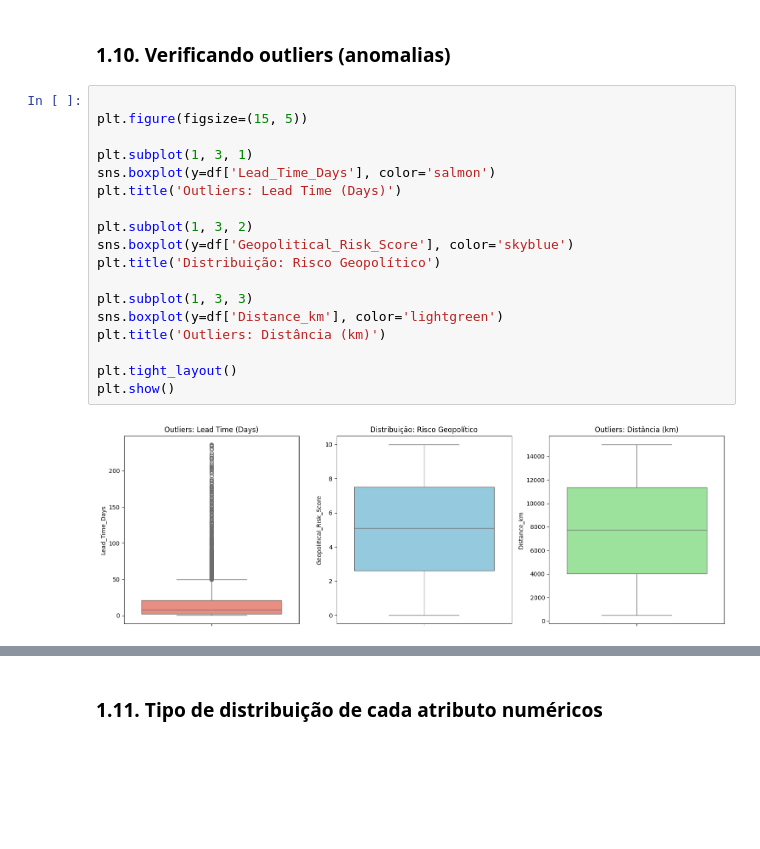
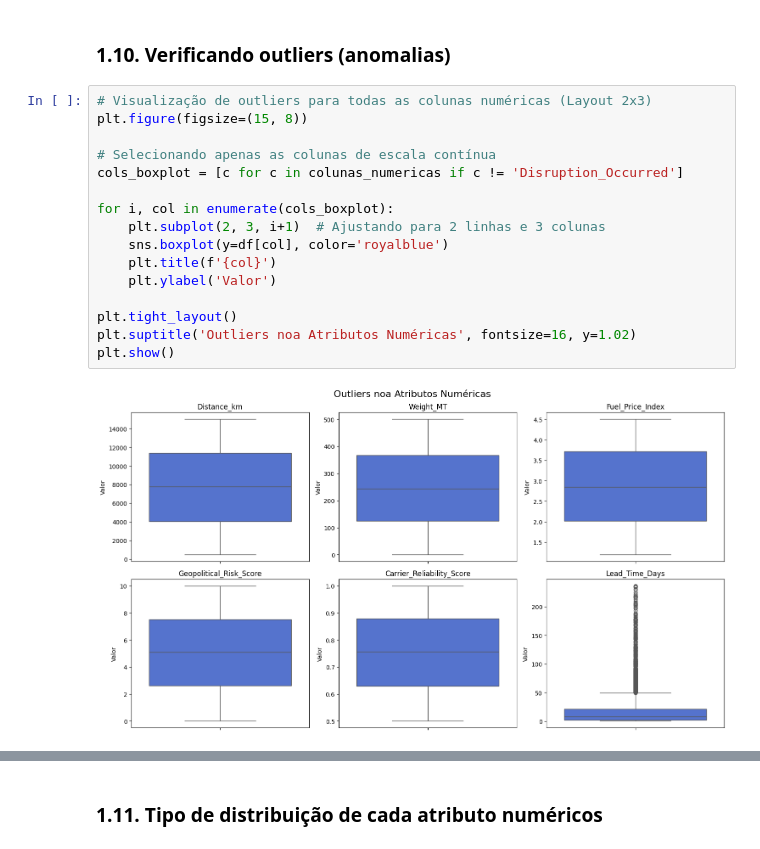
Before and after one commit to juliafarah/MVP_Data_Analysis, a Jupyter notebook: MVP_Data_Analysis.ipynb, the cells around one changed output, grey strips where cells are left out. Cells and saved outputs as stored; diff of their text form; blank space fills up the shorter version.

```diff
--- a/MVP_Data_Analysis.ipynb
+++ b/MVP_Data_Analysis.ipynb
@@ -259,26 +235,24 @@ Outro ponto relevante é a correlação de **0.23** entre **`Geopolitical_Risk_S
 A ausência de correlações extremamente altas (acima de 0.8) entre variáveis independentes afasta o risco de multicolinearidade, garantindo estabilidade para futuros modelos de regressão ou classificação.
 # %% [markdown]
 ### **1.10. Verificando outliers (anomalias)**
-# %%
-
-plt.figure(figsize=(15, 5))
-
-plt.subplot(1, 3, 1)
-sns.boxplot(y=df['Lead_Time_Days'], color='salmon')
-plt.title('Outliers: Lead Time (Days)')
-
-plt.subplot(1, 3, 2)
-sns.boxplot(y=df['Geopolitical_Risk_Score'], color='skyblue')
-plt.title('Distribuição: Risco Geopolítico')
-
-plt.subplot(1, 3, 3)
-sns.boxplot(y=df['Distance_km'], color='lightgreen')
-plt.title('Outliers: Distância (km)')
-
-plt.tight_layout()
-plt.show()
-# %% [output]
-[figure, removed]
+# %%
+# Visualização de outliers para todas as colunas numéricas (Layout 2x3)
+plt.figure(figsize=(15, 8))
+
+# Selecionando apenas as colunas de escala contínua
+cols_boxplot = [c for c in colunas_numericas if c != 'Disruption_Occurred']
+
+for i, col in enumerate(cols_boxplot):
+    plt.subplot(2, 3, i+1)  # Ajustando para 2 linhas e 3 colunas
+    sns.boxplot(y=df[col], color='royalblue')
+    plt.title(f'{col}')
+    plt.ylabel('Valor')
+
+plt.tight_layout()
+plt.suptitle('Outliers noa Atributos Numéricas', fontsize=16, y=1.02)
+plt.show()
+# %% [output]
+[figure, added]
 # %% [markdown]
 **Insights interessantes:**
 
```
Also changed, not shown: parts of 21 cells of this notebook.
